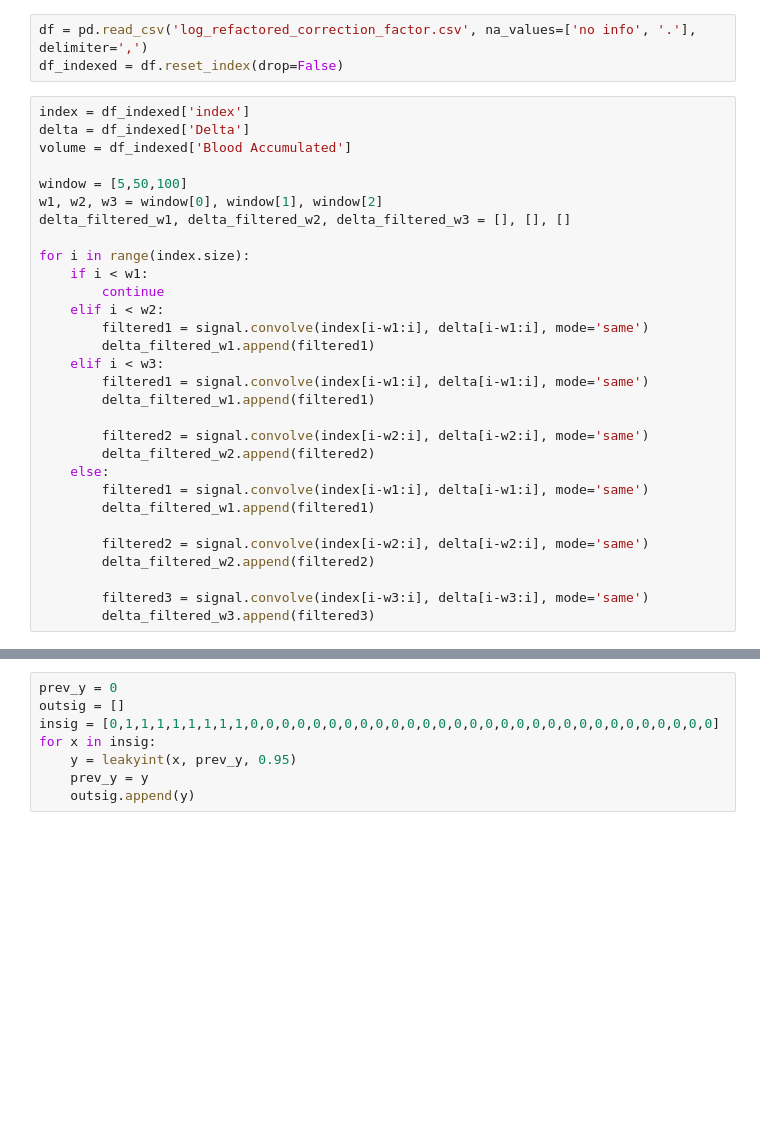
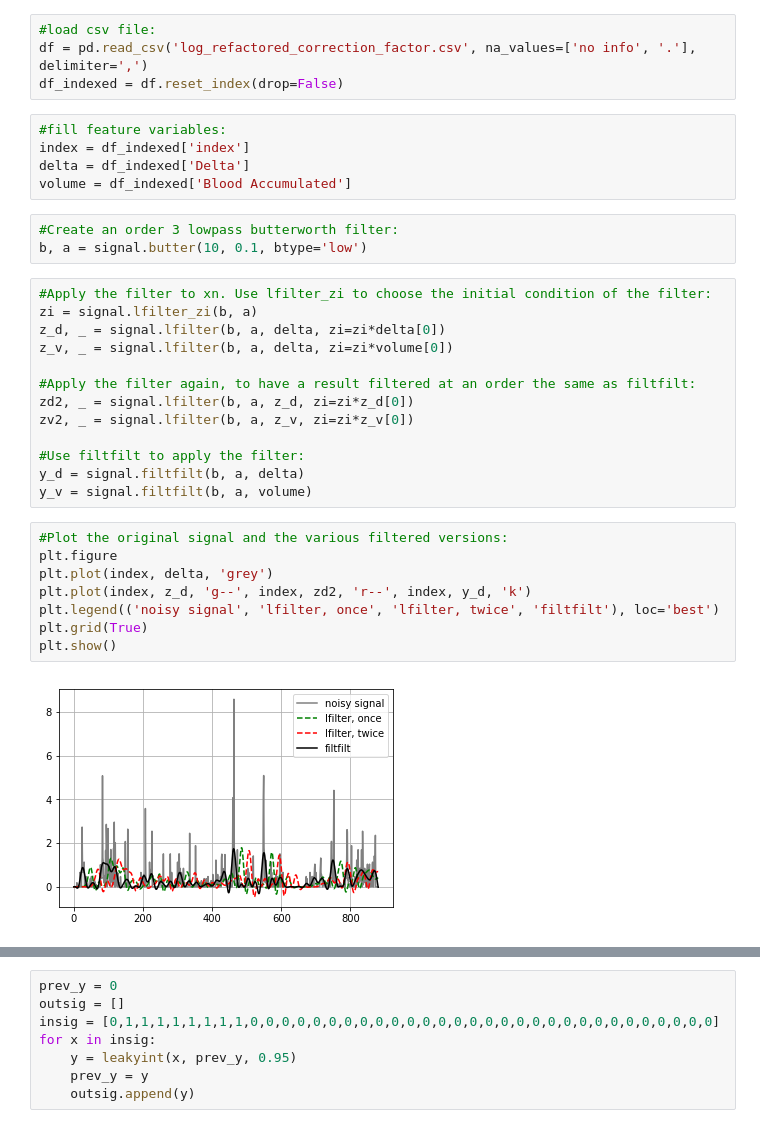
Before and after one commit to SasanMatinfar/Development-of-a-Complete-System-for-Sonification-of-Bleeding-Measurements, a Jupyter notebook: Sonification of Bleeding with Moving Average.ipynb, the cells around one changed output, grey strips where cells are left out. Saved outputs shown, nothing was run; the diff lists cells and outputs as text; blank space fills up the shorter version.

Commit message:
applied lfilter on the features

```diff
--- a/Sonification of Bleeding with Moving Average.ipynb
+++ b/Sonification of Bleeding with Moving Average.ipynb
@@ -5,35 +6,37 @@ import matplotlib
 import matplotlib.pyplot as plt
 matplotlib.use('TkAgg')
 # %%
+#load csv file:
 df = pd.read_csv('log_refactored_correction_factor.csv', na_values=['no info', '.'], delimiter=',')
 df_indexed = df.reset_index(drop=False)
-# %%
-index = df_indexed['index']
-delta = df_indexed['Delta']
-volume = df_indexed['Blood Accumulated']
-
-window = [5,50,100]
-w1, w2, w3 = window[0], window[1], window[2]
-delta_filtered_w1, delta_filtered_w2, delta_filtered_w3 = [], [], []
-
-for i in range(index.size):
-    if i < w1:
-        continue
-    elif i < w2:
-        filtered1 = signal.convolve(index[i-w1:i], delta[i-w1:i], mode='same')
-        delta_filtered_w1.append(filtered1)
-    elif i < w3:
-        filtered1 = signal.convolve(index[i-w1:i], delta[i-w1:i], mode='same')
-        delta_filtered_w1.append(filtered1)
-
-        filtered2 = signal.convolve(index[i-w2:i], delta[i-w2:i], mode='same')
-        delta_filtered_w2.append(filtered2)
-    else:
-        filtered1 = signal.convolve(index[i-w1:i], delta[i-w1:i], mode='same')
-        delta_filtered_w1.append(filtered1)
-
-        filtered2 = signal.convolve(index[i-w2:i], delta[i-w2:i], mode='same')
-        delta_filtered_w2.append(filtered2)
-
-        filtered3 = signal.convolve(index[i-w3:i], delta[i-w3:i], mode='same')
-        delta_filtered_w3.append(filtered3)
+# %%
+#fill feature variables:
+index = df_indexed['index']
+delta = df_indexed['Delta']
+volume = df_indexed['Blood Accumulated']
+# %%
+#Create an order 3 lowpass butterworth filter:
+b, a = signal.butter(10, 0.1, btype='low')
+# %%
+#Apply the filter to xn. Use lfilter_zi to choose the initial condition of the filter:
+zi = signal.lfilter_zi(b, a)
+z_d, _ = signal.lfilter(b, a, delta, zi=zi*delta[0])
+z_v, _ = signal.lfilter(b, a, delta, zi=zi*volume[0])
+
+#Apply the filter again, to have a result filtered at an order the same as filtfilt:
+zd2, _ = signal.lfilter(b, a, z_d, zi=zi*z_d[0])
+zv2, _ = signal.lfilter(b, a, z_v, zi=zi*z_v[0])
+
+#Use filtfilt to apply the filter:
+y_d = signal.filtfilt(b, a, delta)
+y_v = signal.filtfilt(b, a, volume)
+# %%
+#Plot the original signal and the various filtered versions:
+plt.figure
+plt.plot(index, delta, 'grey')
+plt.plot(index, z_d, 'g--', index, zd2, 'r--', index, y_d, 'k')
+plt.legend(('noisy signal', 'lfilter, once', 'lfilter, twice', 'filtfilt'), loc='best')
+plt.grid(True)
+plt.show()
+# %% [output]
+[figure, added]
```
Also changed, not shown: parts of 11 cells of this notebook.
